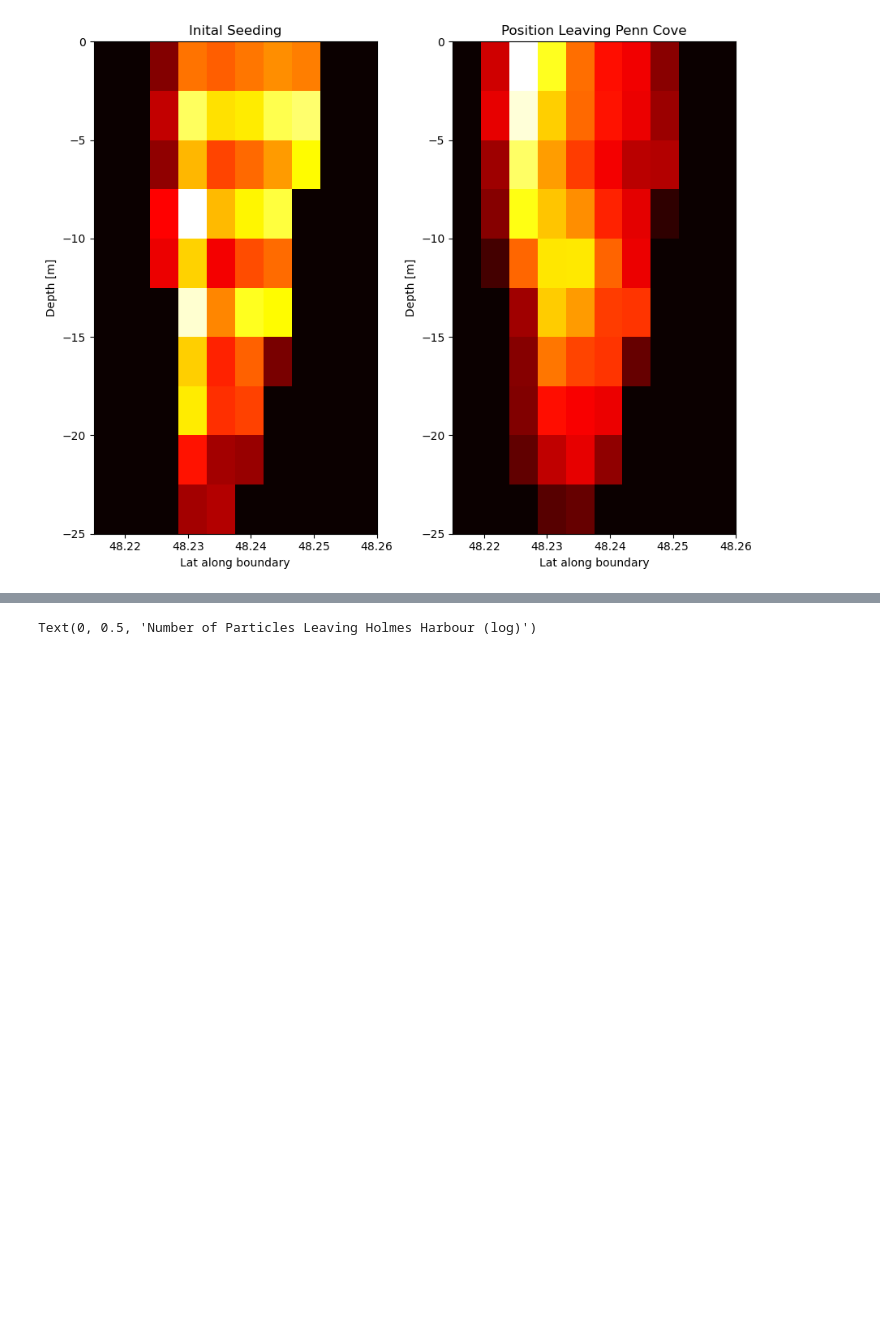
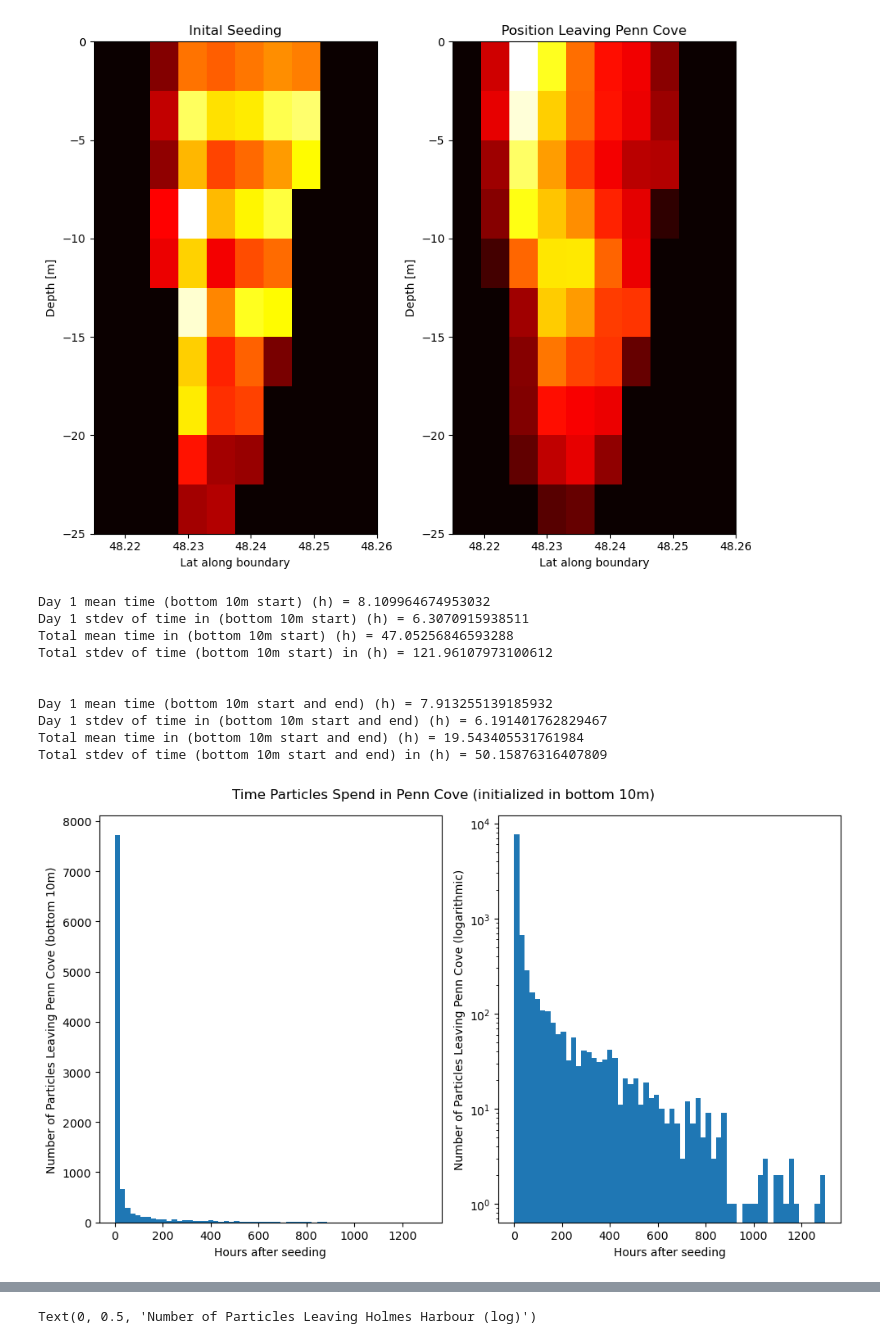
Before and after one commit to SalishSeaCast/analysis-griffon, a Jupyter notebook: notebooks/PennCovePlot.ipynb, the cells around one changed output, grey strips where cells are left out. Saved outputs shown, nothing was run; the diff lists cells and outputs as text; code cells hidden in the pictures; blank space fills up the shorter version.

```diff
--- a/notebooks/PennCovePlot.ipynb
+++ b/notebooks/PennCovePlot.ipynb
@@ -89,3 +89,52 @@ ax[1].set_title('Position Leaving Penn Cove')
 plt.tight_layout()
 # %% [output]
 [figure]
+# %%
+# Looking at residence time at low depths
+mask_sd = (dataf.init_depth <= (min(dataf.init_depth) + 10))
+mask_sed = (dataf.init_depth <= (min(dataf.init_depth) + 10)) & (dataf.final_depth <= (min(dataf.final_depth) + 10))
+
+fage_low = dataf.final_age[mask_sd]
+fage_days = fage_low.values / np.timedelta64(1, 'h')
+fage_days_se = dataf.final_age[mask_sed].values / np.timedelta64(1, 'h')
+
+fig, ax = plt.subplots(nrows=1, ncols=2, figsize=(10, 6))
+ax[0].hist(fage_days, bins=60, log=False, )
+ax[0].set_xlabel('Hours after seeding')
+ax[0].set_ylabel('Number of Particles Leaving Penn Cove (bottom 10m)')
+
+ax[1].hist(fage_days, bins=60, log=True, )
+ax[1].set_xlabel('Hours after seeding')
+ax[1].set_ylabel('Number of Particles Leaving Penn Cove (logarithmic)')
+fig.suptitle('Time Particles Spend in Penn Cove (initialized in bottom 10m)')
+plt.tight_layout()
+
+fage_day1 = fage_days[~(fage_days > 24)]
+fage_day1_se = fage_days_se[~(fage_days_se > 24)]
+fig, ax = plt.subplots(figsize=(8, 8))
+ax.hist(fage_day1, bins=60, log=False, )
+ax.set_title('Time Particle Spends in Penn Cove (First Day)')
+ax.set_xlabel('Hours after seeding')
+ax.set_ylabel('Number of Particles Leaving Penn Cove (initialized in bottom 10m)')
+
+print('Day 1 mean time (bottom 10m start) (h) = ' + str(np.mean(fage_day1)))
+print('Day 1 stdev of time in (bottom 10m start) (h) = ' + str(np.std(fage_day1)))
+print('Total mean time in (bottom 10m start) (h) = ' + str(np.mean(fage_days)))
+print('Total stdev of time (bottom 10m start) in (h) = ' + str(np.std(fage_days)))
+print('\n')
+print('Day 1 mean time (bottom 10m start and end) (h) = ' + str(np.mean(fage_day1_se)))
+print('Day 1 stdev of time in (bottom 10m start and end) (h) = ' + str(np.std(fage_day1_se)))
+print('Total mean time in (bottom 10m start and end) (h) = ' + str(np.mean(fage_days_se)))
+print('Total stdev of time (bottom 10m start and end) in (h) = ' + str(np.std(fage_days_se)))
+# %% [output]
+Day 1 mean time (bottom 10m start) (h) = 8.109964674953032
+Day 1 stdev of time in (bottom 10m start) (h) = 6.3070915938511
+Total mean time in (bottom 10m start) (h) = 47.05256846593288
+Total stdev of time (bottom 10m start) in (h) = 121.96107973100612
+
+
+Day 1 mean time (bottom 10m start and end) (h) = 7.913255139185932
+Day 1 stdev of time in (bottom 10m start and end) (h) = 6.191401762829467
+Total mean time in (bottom 10m start and end) (h) = 19.543405531761984
+Total stdev of time (bottom 10m start and end) in (h) = 50.15876316407809
+[figure, added]
```
Also changed, not shown: parts of 7 cells of this notebook, 3 other files.
